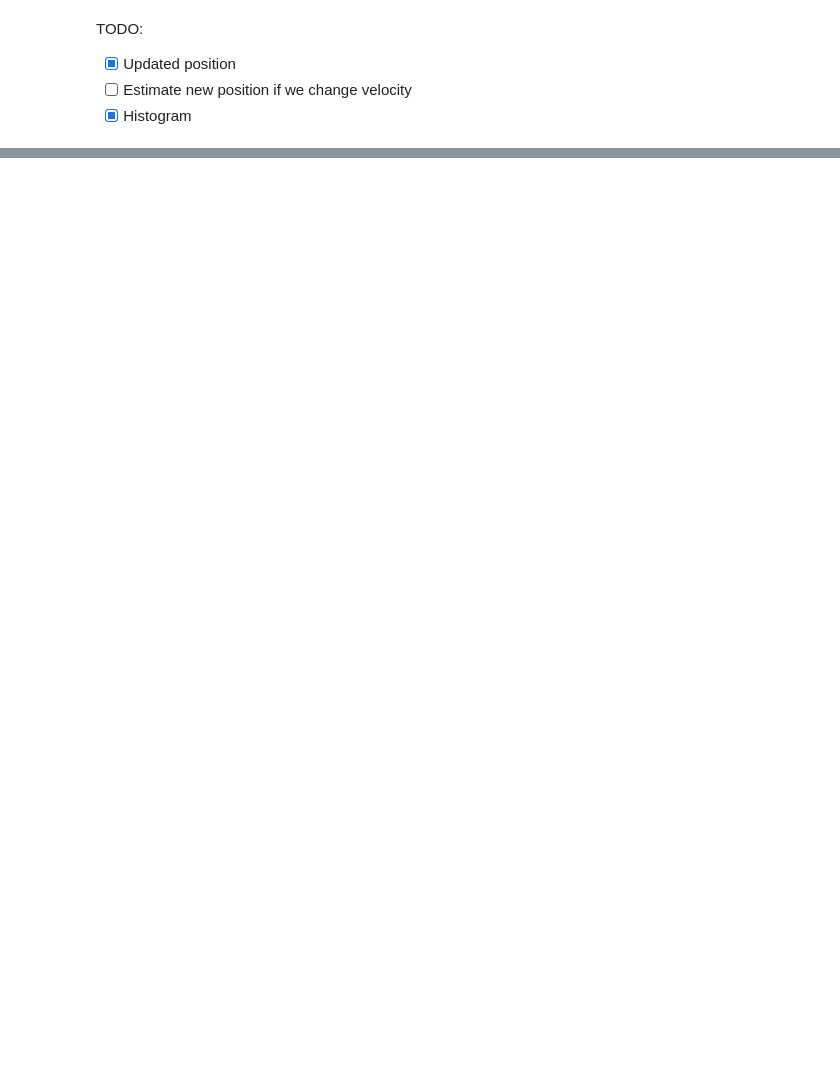
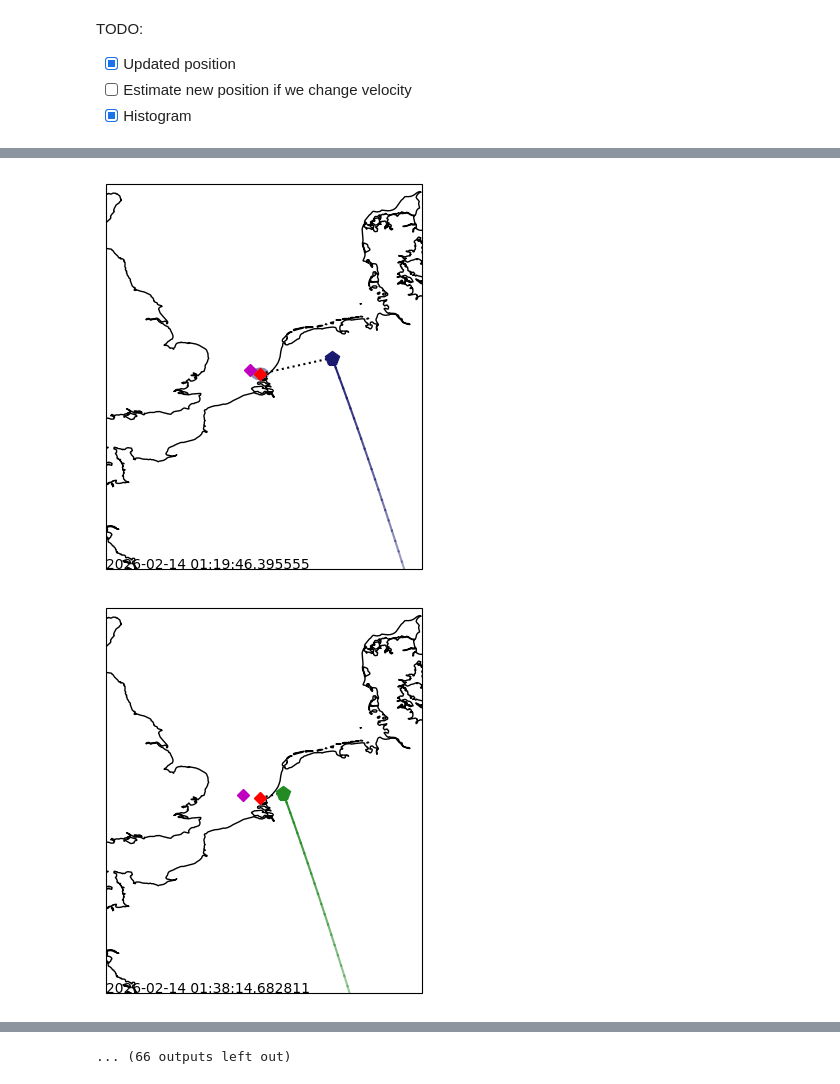
Before and after one commit to seakers/federated-scheduling, a Jupyter notebook: FAME-msa.ipynb, the cells around one changed output, grey strips where cells are left out. Cells and saved outputs as stored; diff of their text form; code cells hidden in the pictures; blank space fills up the shorter version.

```diff
--- a/FAME-msa.ipynb
+++ b/FAME-msa.ipynb
@@ -738,0 +886,9 @@ scheduler_planet._requests
+# %%
+_plot_offset_deg = 6
+axes_extents = (float(Rotterdam.lon_deg)-_plot_offset_deg, float(Rotterdam.lon_deg)+_plot_offset_deg, float(Rotterdam.lat_deg)-_plot_offset_deg, float(Rotterdam.lat_deg)+_plot_offset_deg)
+
+
+plot_history(world_with_brokers, events_to_show=[ObservationEvent], axes_extents=axes_extents, satellite_colors=satcolor, satellite_markers=satmarker, constellation_colors=constcolor)
+# %% [output]
+[figure, added]
+[figure, added]
@@ -738,0 +905 @@ scheduler_planet._requests
+... (66 outputs left out)
```
Also changed, not shown: parts of 12 cells of this notebook, 4 other files.
